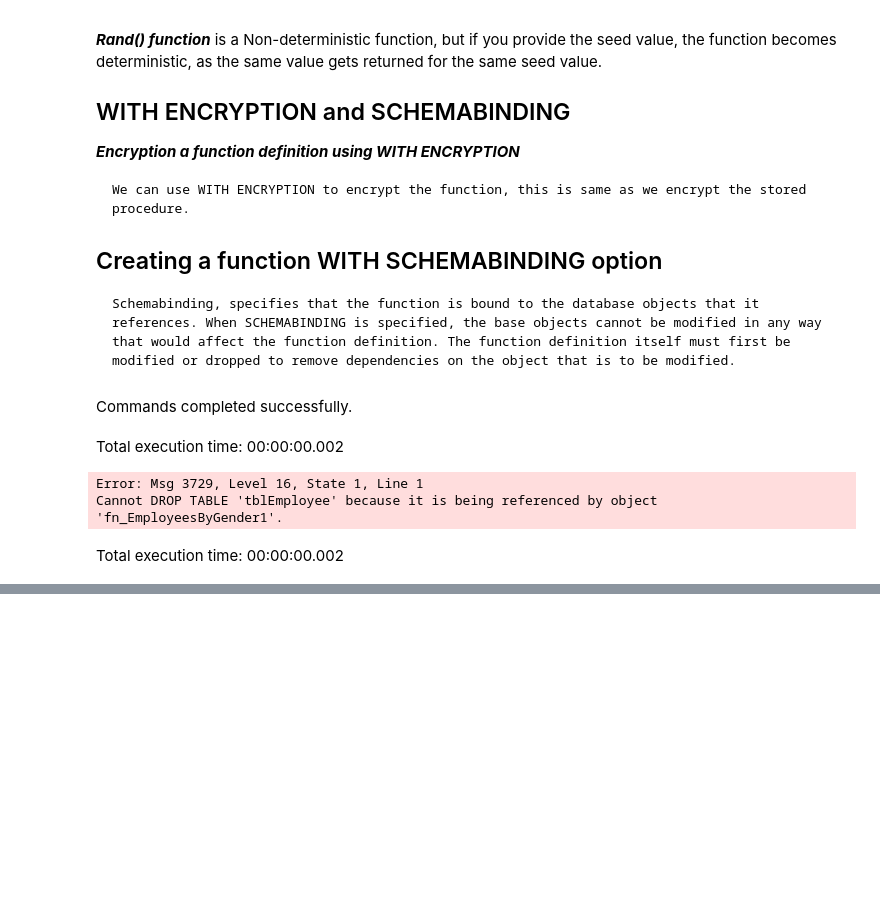
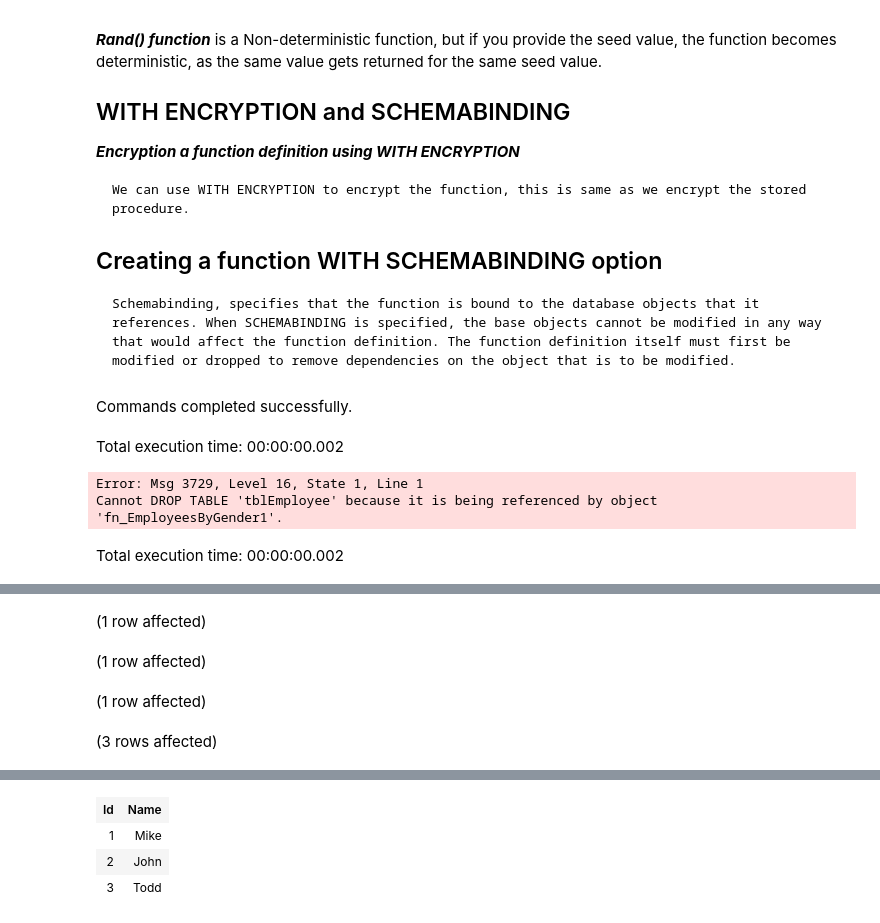
Before and after one commit to kanhaiya-bhayana-inc/Sql-server, a Jupyter notebook: Notebook 2 - Sql Server.ipynb, the cells around one changed output, grey strips where cells are left out. Saved outputs shown, nothing was run; the diff lists cells and outputs as text; code cells hidden in the pictures; blank space fills up the shorter version.

```diff
--- a/Notebook 2 - Sql Server.ipynb
+++ b/Notebook 2 - Sql Server.ipynb
@@ -767,0 +832,7 @@ Total execution time: 00:00:00.002
+# %%
+EXEC spCreateLocalTempTable
+# %% [output]
+(1 row affected)
+(1 row affected)
+(1 row affected)
+(3 rows affected)
@@ -767,0 +840,4 @@ Total execution time: 00:00:00.002
+| Id | Name |
+| 1 | Mike |
+| 2 | John |
+| 3 | Todd |
```
Also changed, not shown: parts of 13 cells of this notebook.
